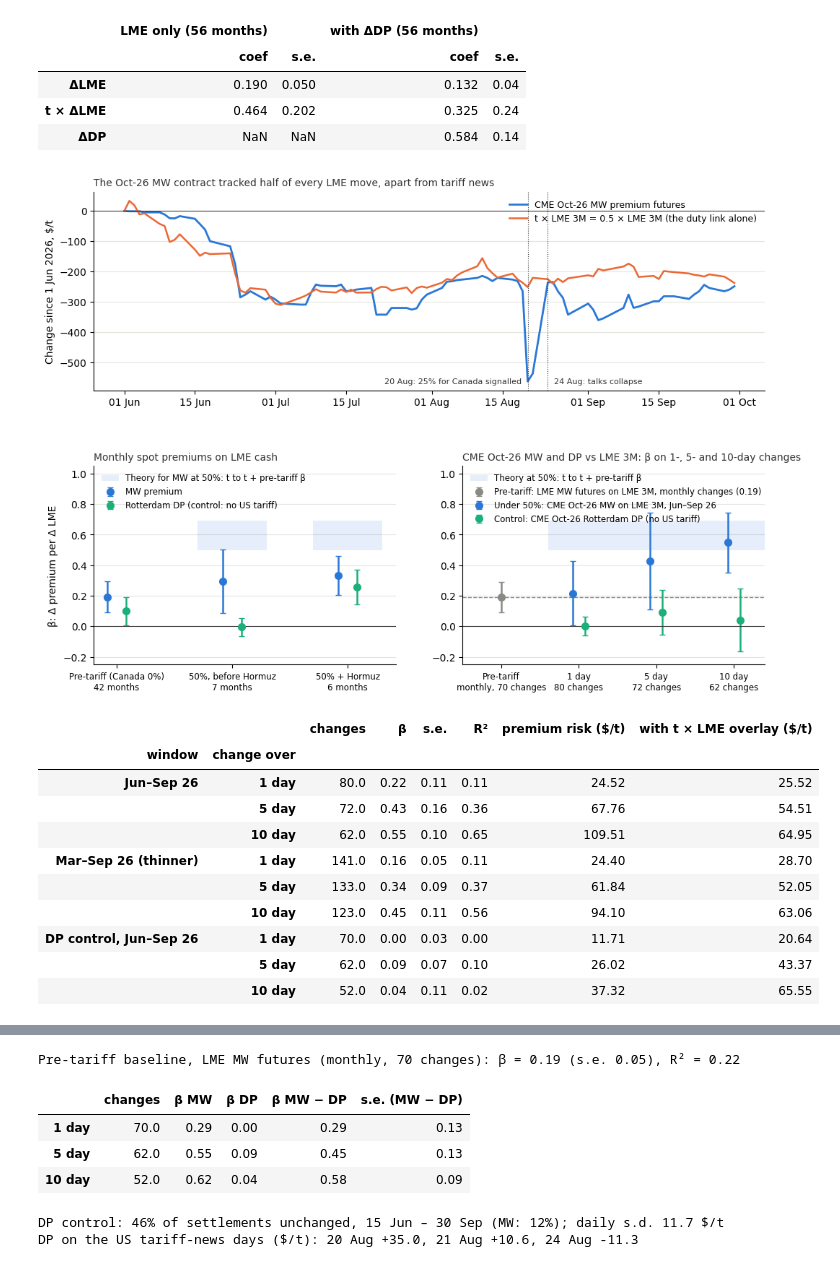
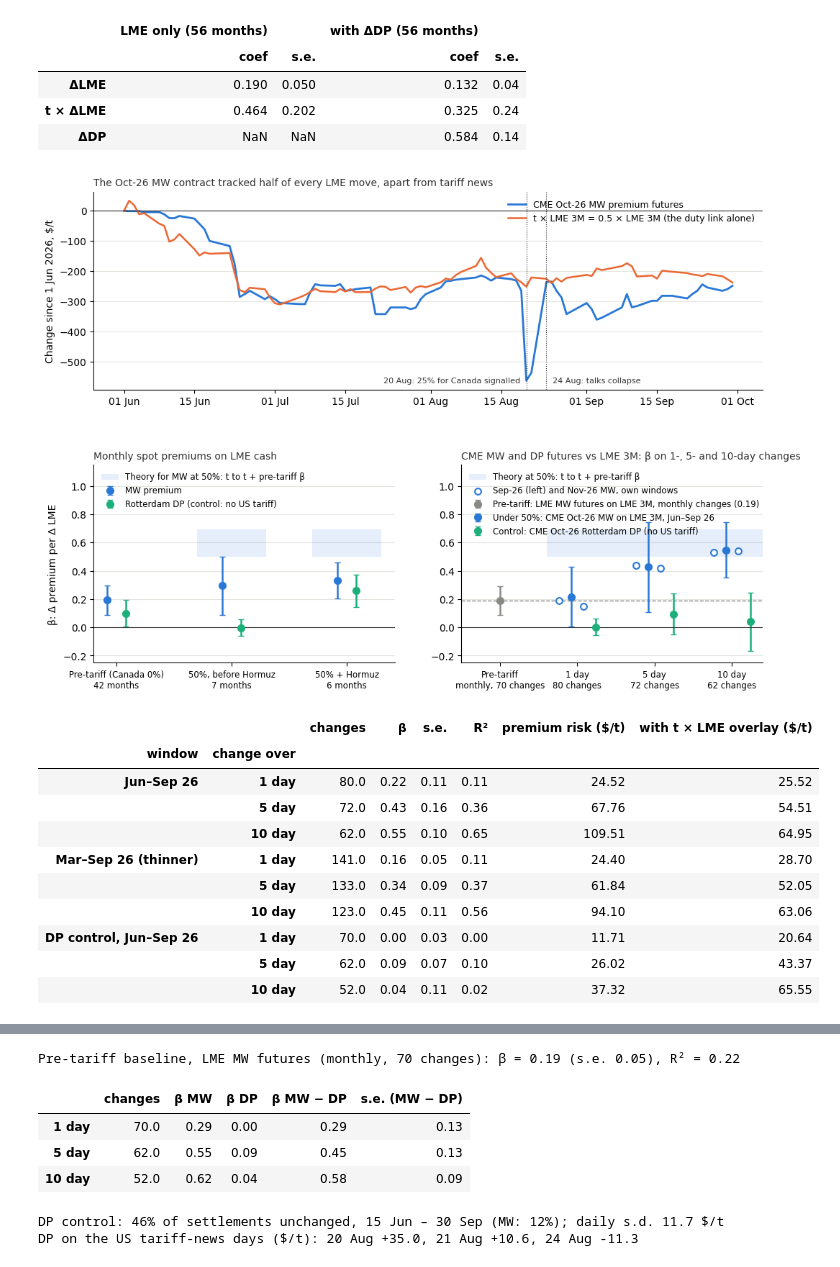
Before and after one commit to ricardo-sonda/al-mwp, a Jupyter notebook: notebook.ipynb, the cells around one changed output, grey strips where cells are left out. Saved outputs shown, nothing was run; the diff lists cells and outputs as text; code cells hidden in the pictures.

Commit message:
added risk analysis for two more contracts

```diff
--- a/notebook.ipynb
+++ b/notebook.ipynb
@@ -1147,6 +1207,24 @@ cme_tbl = pd.DataFrame({(w, f"{h} day"): cme_beta(a, b, h, data)
                                                 "DP control, Jun–Sep 26": (*CME_WINDOW, px_dp)}.items()
                         for h in HORIZONS_D}).T
 cme_tbl.index.names = ["window", "change over"]
+
+# Across contracts: the same regression on the Sep-26 and Nov-26 MW contracts, each over its own liquid window (from when
+# it trades on most days to the end of the month before its averaging month; Nov-26 runs to the end of the data).
+# The three contracts share dates and LME moves, so they are not independent tests. They check that the link is not a
+# quirk of one contract, and Sep-26 adds 16 Apr – 31 May 2026.
+cme_by = cme.pivot_table(index="date", columns="contract_month", values="premium_usd_t")
+lme3m_d = lme.set_index("date")["three_month"].rename("lme3m")
+CONTRACT_WINDOWS = {"Sep 26": ("2026-04-16", "2026-08-31"), "Oct 26": CME_WINDOW, "Nov 26": ("2026-06-01", "2026-10-08")}
+across = {}
+for name, (a, b) in CONTRACT_WINDOWS.items():
+    data = pd.concat([cme_by[pd.to_datetime(name, format="%b %y")].rename("fut"), lme3m_d], axis=1, join="inner").dropna()
+    row = {"window": f"{pd.Timestamp(a):%d %b} – {pd.Timestamp(b):%d %b}"}
+    for h in HORIZONS_D:
+        res = cme_beta(a, b, h, data)
+        row.update({f"β {h} day": round(res["β"], 2), f"s.e. {h} day": round(res["s.e."], 2)})
+    row["10-day changes"] = res["changes"]
+    across[f"CME {name} MW"] = row
+across_tbl = pd.DataFrame(across).T
 
 # The control test proper: MW minus DP on the dates both trade (15 Jun – 30 Sep), regressed on LME 3M. The slope is
 # β_MW − β_DP with a HAC error that allows for the two contracts' common shocks.
@@ -1224,37 +1302,42 @@ main = cme_tbl.loc["Jun–Sep 26"]
 pos2 = np.arange(1, len(main) + 1)   # x = 0 holds the pre-tariff baseline
 ax2.fill_between([0.6, len(main) + 0.4], T_NOW, T_NOW + BETA_PRE, **band, label="Theory at 50%: t to t + pre-tariff β")
 ax2.axhline(BETA_FUT_PRE, color=MUTED, lw=1, ls="--")
 ax2.errorbar([0], [BETA_FUT_PRE], yerr=1.96 * SE_FUT_PRE, fmt="o", color=MUTED, ms=7, lw=1.8, capsize=3,
              label=f"Pre-tariff: LME MW futures on LME 3M, monthly changes ({BETA_FUT_PRE:.2f})")
 ax2.errorbar(pos2 - 0.08, main["β"], yerr=1.96 * main["s.e."], fmt="o", color=BLUE, ms=7, lw=1.8, capsize=3,
              label="Under 50%: CME Oct-26 MW on LME 3M, Jun–Sep 26")
+other = across_tbl.loc[["CME Sep 26 MW", "CME Nov 26 MW"]]
+for j, (name, row) in enumerate(other.iterrows()):
+    ax2.scatter(pos2 + (-0.24 if j == 0 else 0.08), [row[f"β {h}"] for h in main.index], s=40, facecolors="white",
+                edgecolors=BLUE, lw=1.5, zorder=3, label="Sep-26 (left) and Nov-26 MW, own windows" if j == 0 else None)
 ctrl = cme_tbl.loc["DP control, Jun–Sep 26"]
-ax2.errorbar(pos2 + 0.08, ctrl["β"], yerr=1.96 * ctrl["s.e."], fmt="o", color=GREEN, ms=7, lw=1.8, capsize=3,
+ax2.errorbar(pos2 + 0.24, ctrl["β"], yerr=1.96 * ctrl["s.e."], fmt="o", color=GREEN, ms=7, lw=1.8, capsize=3,
              label="Control: CME Oct-26 Rotterdam DP (no US tariff)")
 ax2.set_xticks([0, *pos2], [f"Pre-tariff\nmonthly, {len(base)} changes"]
                + [f"{h}\n{int(n)} changes" for h, n in zip(main.index, main["changes"])], fontsize=8.5)
 ax2.set_xlim(-0.5, len(main) + 0.4)
-ax2.set_title("CME Oct-26 MW and DP vs LME 3M: β on 1-, 5- and 10-day changes", loc="left", color=INK, fontsize=10)
+ax2.set_title("CME MW and DP futures vs LME 3M: β on 1-, 5- and 10-day changes", loc="left", color=INK, fontsize=10)
 ax2.legend(loc="upper left", frameon=False, fontsize=8.5)
 for ax in (ax1, ax2):
     ax.axhline(0, color=INK, lw=0.8)
-ax1.set_ylim(-0.25, 1.05)   # room for the legends above the theory bands
+ax1.set_ylim(-0.25, 1.15)   # room for the legends above the theory bands
 for ax in (ax0, ax1, ax2):
     ax.grid(axis="y", color="#e5e5e0", lw=0.8)
     ax.set_axisbelow(True)
     ax.spines[["top", "right"]].set_visible(False)
 plt.show()
 
 display(cme_tbl.round(2))
+display(across_tbl)
 print(f"Pre-tariff baseline, LME MW futures (monthly, {len(base)} changes): β = {BETA_FUT_PRE:.2f} (s.e. {SE_FUT_PRE:.2f}), R² = {base_fit.rsquared:.2f}")
 display(diff_tbl.round(2))
 dp_win = px_dp.loc[:CME_WINDOW[1], "fut"]
 print(f"DP control: {(dp_win.diff() == 0).mean():.0%} of settlements unchanged, 15 Jun – 30 Sep "
       f"(MW: {(px.loc[CME_WINDOW[0]:CME_WINDOW[1], 'fut'].diff() == 0).mean():.0%}); "
       f"daily s.d. {dp_daily.drop(POLICY_DAYS, errors='ignore').loc[:CME_WINDOW[1]].std():.1f} $/t")
 print("DP on the US tariff-news days ($/t):", ", ".join(f"{d:%d %b} {v:+.1f}" for d, v in dp_policy.items()))
 # %% [output]
-[figure, old version]
+[figure, new version]
 |  |  | changes | β | s.e. | R² | premium risk ($/t) | with t × LME overlay ($/t) |
 | window | change over |  |  |  |  |  |  |
 | Jun–Sep 26 | 1 day | 80.0 | 0.22 | 0.11 | 0.11 | 24.52 | 25.52 |
@@ -1269,8 +1356,8 @@ print("DP on the US tariff-news days ($/t):", ", ".join(f"{d:%d %b} {v:+.1f}" fo
 Pre-tariff baseline, LME MW futures (monthly, 70 changes): β = 0.19 (s.e. 0.05), R² = 0.22
-|  | changes | β MW | β DP | β MW − DP | s.e. (MW − DP) |
-| 1 day | 70.0 | 0.29 | 0.00 | 0.29 | 0.13 |
-| 5 day | 62.0 | 0.55 | 0.09 | 0.45 | 0.13 |
-| 10 day | 52.0 | 0.62 | 0.04 | 0.58 | 0.09 |
+|  | changes | β MW | β DP | β MW − DP | s.e. (MW − DP) |
+| 1 day | 70.0 | 0.29 | 0.00 | 0.29 | 0.13 |
+| 5 day | 62.0 | 0.55 | 0.09 | 0.45 | 0.13 |
+| 10 day | 52.0 | 0.62 | 0.04 | 0.58 | 0.09 |
 DP control: 46% of settlements unchanged, 15 Jun – 30 Sep (MW: 12%); daily s.d. 11.7 $/t
 DP on the US tariff-news days ($/t): 20 Aug +35.0, 21 Aug +10.6, 24 Aug -11.3
 # %% [markdown]
```
Also changed, not shown: parts of 4 cells of this notebook, 3 other files.
